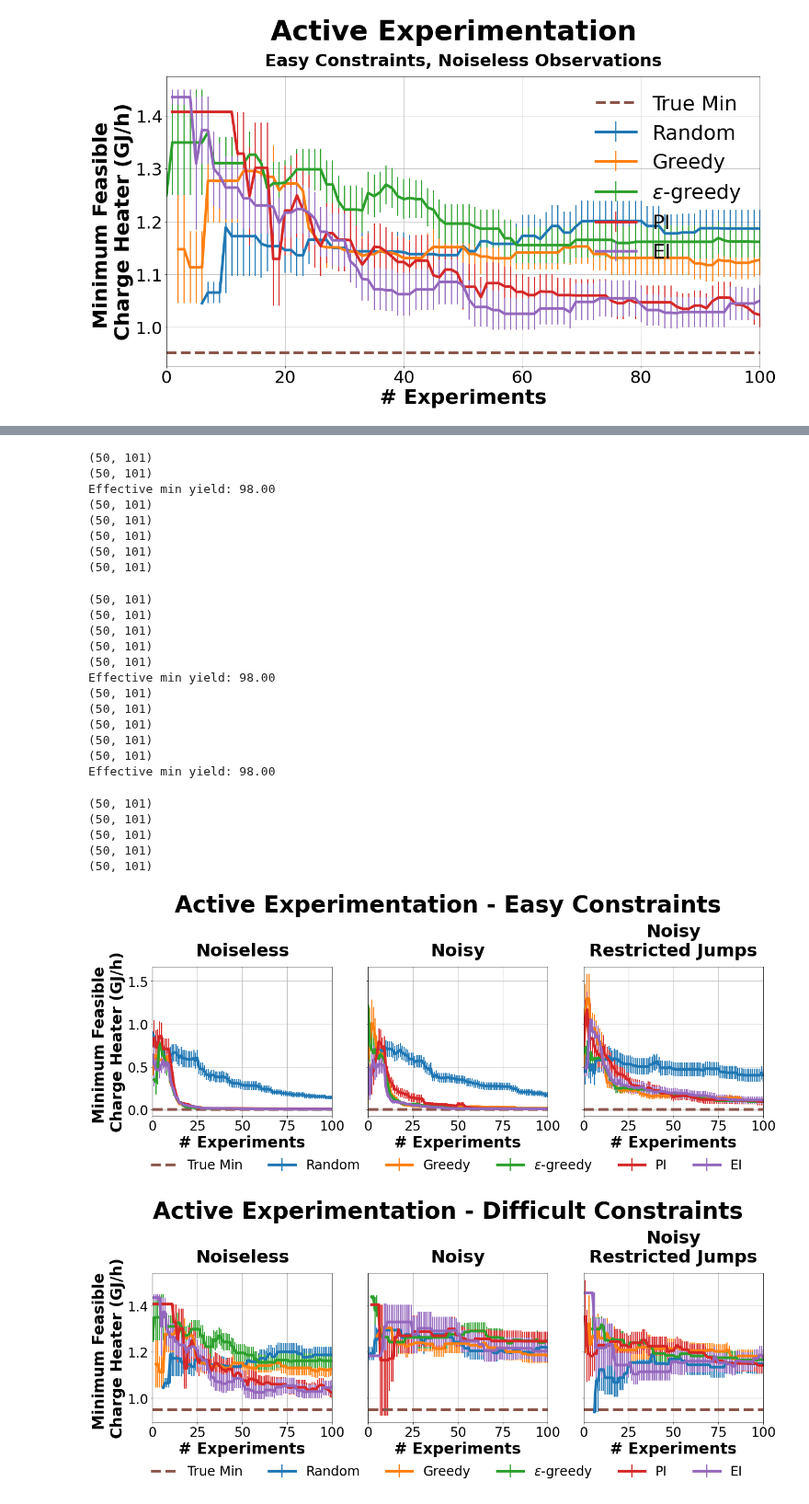
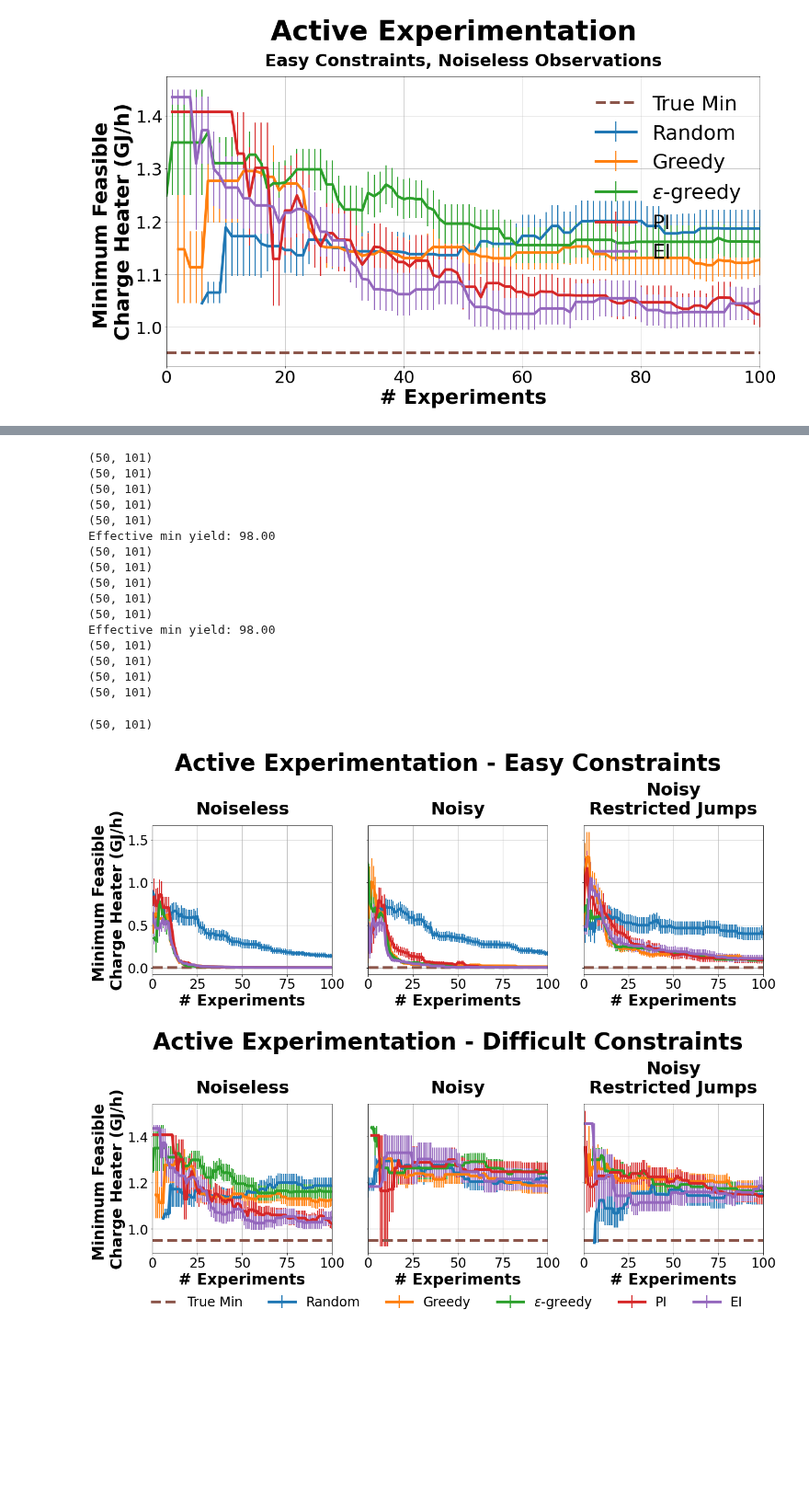
Before and after one commit to KISRDevelopment/iso-exploration, a Jupyter notebook: plot_traces.ipynb, the cells around one changed output, grey strips where cells are left out. Shown at 92% size. Saved outputs shown, nothing was run; the diff lists cells and outputs as text; code cells hidden in the pictures; blank space fills up the shorter version.

```diff
--- a/plot_traces.ipynb
+++ b/plot_traces.ipynb
@@ -142,7 +142,7 @@ diff_cfgs = [
     }
 ]
 
-def plot_subplots(cfgs, suptitle, output_path):
+def plot_subplots(cfgs, suptitle, output_path, show_legend=True):
     f, axes = plt.subplots(1, len(cfgs), figsize=(20, 5), sharex=True, sharey=True)
     axes = axes.flatten()
     for i, plotcfg in enumerate(cfgs):
@@ -213,7 +213,8 @@ def plot_subplots(cfgs, suptitle, output_path):
 
         if i ==0:
             ax.set_ylabel('Minimum Feasible \nCharge Heater (GJ/h)', fontsize=28, fontweight='bold')
-            ax.legend(fontsize=24, frameon=False, ncol=6, bbox_to_anchor=(3.35, -0.20))
+
+            ax.legend(fontsize=24, frameon=False, ncol=6, bbox_to_anchor=(3.35, -0.20)).set_visible(show_legend)
 
         ax.grid(True)
         ax.set_title(title, fontsize=32, fontweight='bold', pad=20)
@@ -223,7 +224,7 @@ def plot_subplots(cfgs, suptitle, output_path):
     plt.suptitle(suptitle, fontsize=42, fontweight='bold', y=1.25)
     plt.savefig(output_path, bbox_inches='tight', transparent=True, pad_inches=0.05, dpi=300, pil_kwargs={"compression": "tiff_lzw"})
 
-plot_subplots(easy_cfgs, 'Active Experimentation - Easy Constraints', 'tmp/fig10.tiff')
+plot_subplots(easy_cfgs, 'Active Experimentation - Easy Constraints', 'tmp/fig10.tiff', False)
 plot_subplots(diff_cfgs, 'Active Experimentation - Difficult Constraints', 'tmp/fig11.tiff')
 # %% [output]
 (50, 101)
@@ -238,27 +247,19 @@ Effective min yield: 98.00
+(50, 101)
+(50, 101)
+(50, 101)
 (50, 101)
 (50, 101)
 Effective min yield: 98.00
 (50, 101)
 (50, 101)
 (50, 101)
 (50, 101)
 (50, 101)
+Effective min yield: 98.00
+(50, 101)
+(50, 101)
+(50, 101)
+(50, 101)
 (50, 101)
-(50, 101)
-(50, 101)
-(50, 101)
-(50, 101)
-Effective min yield: 98.00
-(50, 101)
-(50, 101)
-(50, 101)
-(50, 101)
-(50, 101)
-Effective min yield: 98.00
-(50, 101)
-(50, 101)
-(50, 101)
-(50, 101)
-(50, 101)
-[figure, old version]
+[figure, new version]
 [figure]
```
Also changed, not shown: parts of 2 cells of this notebook, 11 other files.
